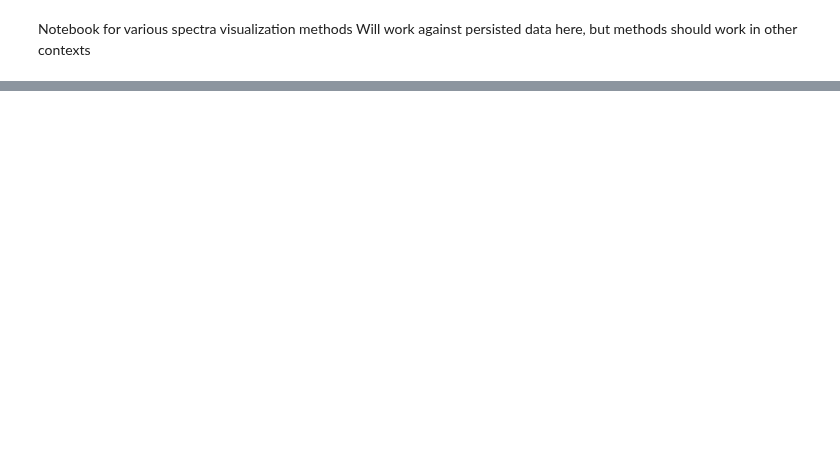
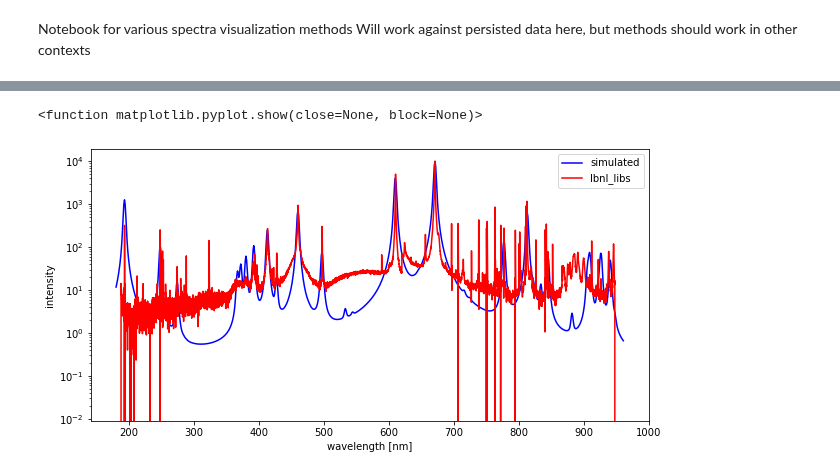
Before and after one commit to MWhitta/phaseMAP, a Jupyter notebook: util/spec_vis.ipynb, the cells around one changed output, grey strips where cells are left out. Saved outputs shown, nothing was run; the diff lists cells and outputs as text; code cells hidden in the pictures; blank space fills up the shorter version.

```diff
--- a/util/spec_vis.ipynb
+++ b/util/spec_vis.ipynb
@@ -75,9 +82,19 @@ plt.show
 # %%
-#Look at log transform of the intensity data. Increase level first
-l_spec = np.log(spec*1000+1)
-plt.plot(wave, l_spec)
+#Look at an apples to apples scaling
+lab_scaled = lab_scaling * libs_spec[:,1]
+sim_scaled = sim_scale * spec
+
+f = plt.figure()
+f.set_figwidth(10)
+f.set_figheight(5)
+plt.plot(wave, sim_scaled, color='blue', label='simulated')
+plt.plot(libs_spec[:,0],lab_scaled, color='red', label='lbnl_libs')
 plt.xlabel('wavelength [nm]')
-plt.ylabel('log intensity')
+plt.ylabel('intensity')
 #plt.xlim([190, 950]) #note data may go beyond this range
+plt.yscale('log')
+plt.legend()
 plt.show
-print(np.min(l_spec))
+# %% [output]
+<function matplotlib.pyplot.show(close=None, block=None)>
+[figure, added]
```
Also changed, not shown: parts of 21 cells of this notebook, 3 other files.
